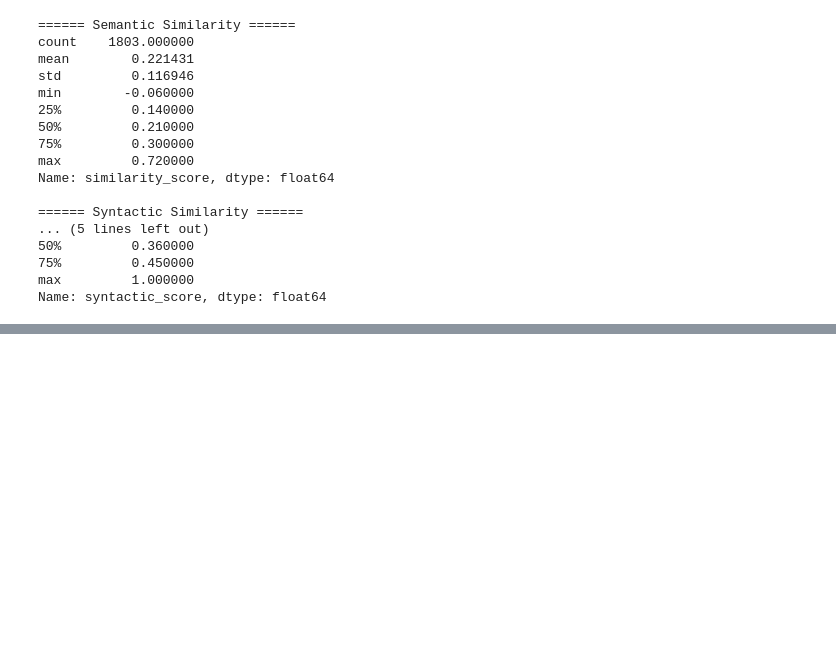
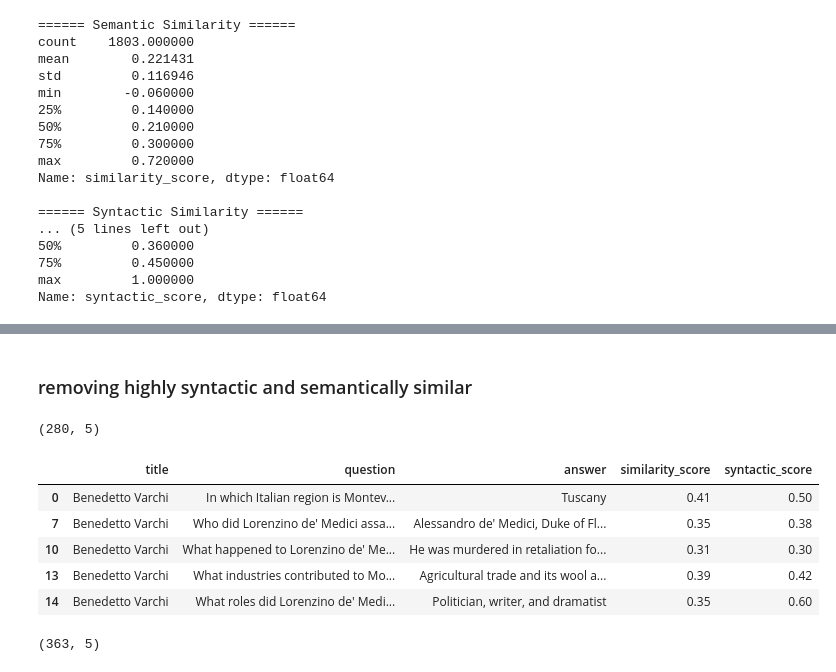
Before and after one commit to praveensonu/emnlp25, a Jupyter notebook: semantic_syntactic.ipynb, the cells around one changed output, grey strips where cells are left out. Saved outputs shown, nothing was run; the diff lists cells and outputs as text; code cells hidden in the pictures; blank space fills up the shorter version.

```diff
--- a/semantic_syntactic.ipynb
+++ b/semantic_syntactic.ipynb
@@ -47,0 +441,21 @@ retain_20_1.head()
+# %%
+avg_nll_list = []
+perplexity_list = []
+num_tokens_list = []
+for i, row in retain_20_1.iterrows():
+    question = row['question']
+    answer = row['answer']
+    avg_nll, perplexity, num_tokens = calculate_probability_metrics(question, answer, model, tokenizer)
+    avg_nll_list.append(avg_nll)
+    perplexity_list.append(perplexity)
+    num_tokens_list.append(num_tokens)
+
+retain_20_1['avg_nll'] = avg_nll_list
+retain_20_1['perplexity'] = perplexity_list
+retain_20_1['num_tokens'] = num_tokens_list
+
+mean_avg_nll = retain_20_1['avg_nll'].mean()
+mean_perplexity = retain_20_1['perplexity'].mean()
+mean_num_tokens = retain_20_1['num_tokens'].mean()
+
+print("mean_avg_nll: ", mean_avg_nll, "mean_perplexity: ", mean_perplexity, "mean_num_tokens: ", mean_num_tokens)
@@ -154,0 +576,5 @@ retain_20_1.to_csv("retain_20_1.csv", index=False)
+# %% [markdown]
+###  removing highly syntactic and semantically similar
+# %%
+semantic_75 = df["similarity_score"].quantile(0.75)  # 0.30
+syntactic_75 = df["syntactic_score"].quantile(0.75)  # 0.45
@@ -154,0 +585,23 @@ retain_20_1.to_csv("retain_20_1.csv", index=False)
+# %%
+something = df[
+    (df["similarity_score"] > semantic_75.item()) | (df["syntactic_score"] > syntactic_75.item())
+][["title","question_retain", "answer_retain", "similarity_score", "syntactic_score"]].rename(columns={"question_retain": "question", "answer_retain": "answer"})
+# %%
+something = something.drop_duplicates(subset=['question'])
+something.shape
+# %% [output]
+(280, 5)
+# %%
+something.head()
+# %% [output]
+|  | title | question | answer | similarity_score | syntactic_score |
+| 0 | Benedetto Varchi | In which Italian region is Montev... | Tuscany | 0.41 | 0.50 |
+| 7 | Benedetto Varchi | Who did Lorenzino de' Medici assa... | Alessandro de' Medici, Duke of Fl... | 0.35 | 0.38 |
+| 10 | Benedetto Varchi | What happened to Lorenzino de' Me... | He was murdered in retaliation fo... | 0.31 | 0.30 |
+| 13 | Benedetto Varchi | What industries contributed to Mo... | Agricultural trade and its wool a... | 0.39 | 0.42 |
+| 14 | Benedetto Varchi | What roles did Lorenzino de' Medi... | Politician, writer, and dramatist | 0.35 | 0.60 |
+# %%
+retain_75 = retain_75.drop_duplicates(subset=['question'])
+retain_75.shape
+# %% [output]
+(363, 5)
```
Also changed, not shown: parts of 42 cells of this notebook, 6 other files.
